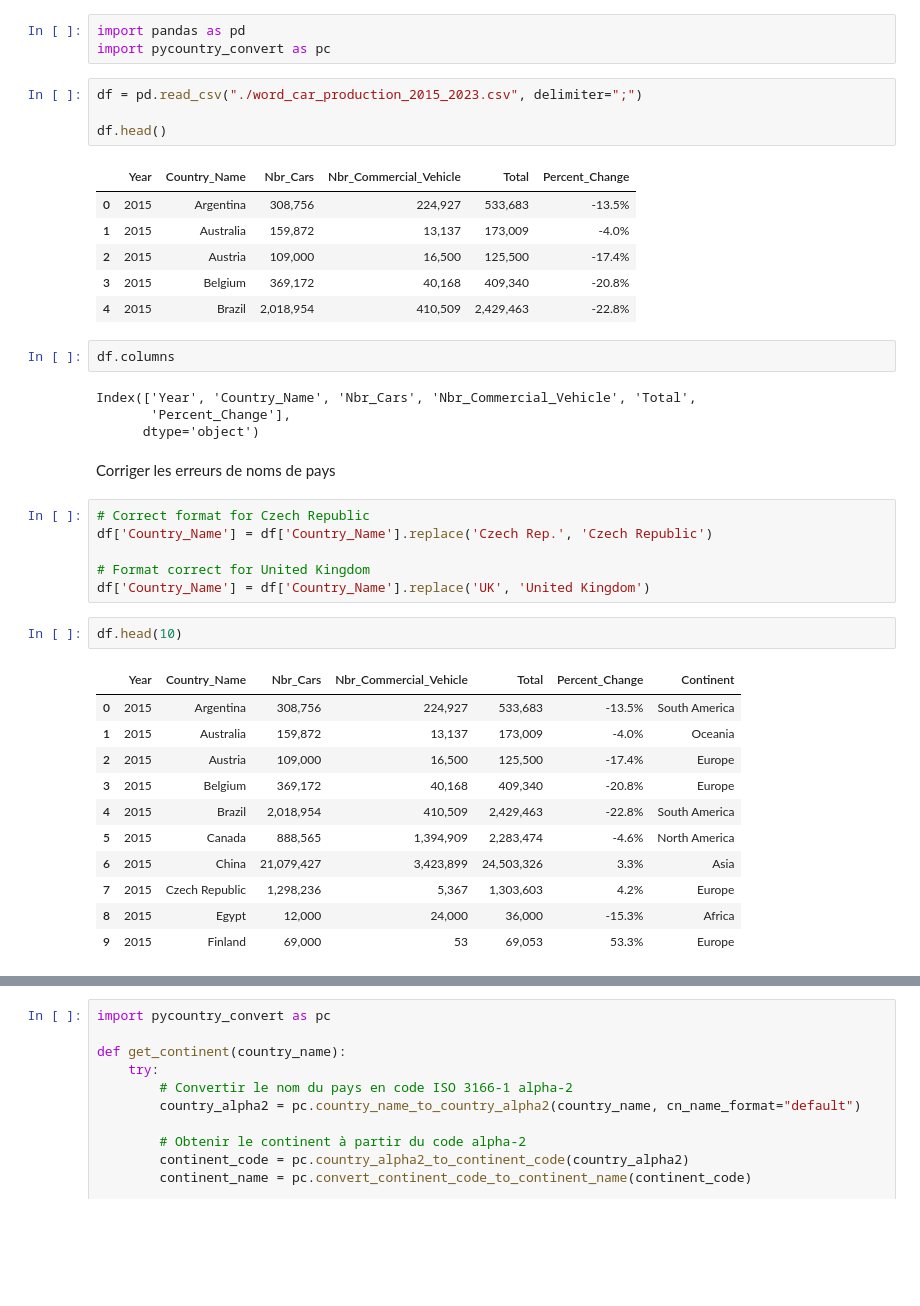
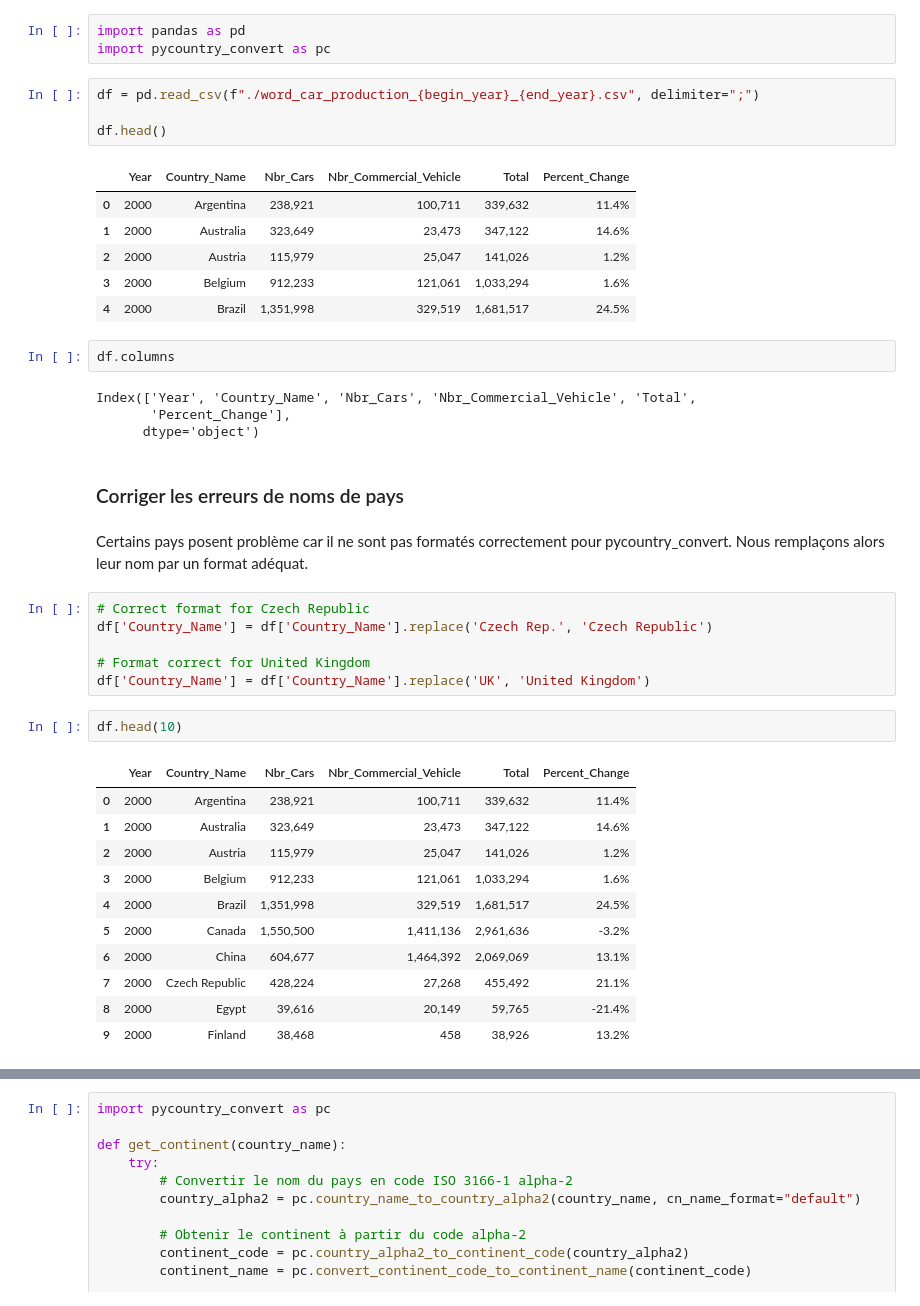
Before and after one commit to SEILERLuc/analyse_auto, a Jupyter notebook: cleaning.ipynb, the cells around one changed output, grey strips where cells are left out. Cells and saved outputs as stored; diff of their text form; blank space fills up the shorter version.

```diff
--- a/cleaning.ipynb
+++ b/cleaning.ipynb
@@ -183,16 +201,16 @@ Afin de réaliser notre storytelling, nous souhaitons faire une étude par pays,
 import pandas as pd
 import pycountry_convert as pc
 # %%
-df = pd.read_csv("./word_car_production_2015_2023.csv", delimiter=";")
+df = pd.read_csv(f"./word_car_production_{begin_year}_{end_year}.csv", delimiter=";")
 
 df.head()
 # %% [output]
 |  | Year | Country_Name | Nbr_Cars | Nbr_Commercial_Vehicle | Total | Percent_Change |
-| 0 | 2015 | Argentina | 308,756 | 224,927 | 533,683 | -13.5% |
-| 1 | 2015 | Australia | 159,872 | 13,137 | 173,009 | -4.0% |
-| 2 | 2015 | Austria | 109,000 | 16,500 | 125,500 | -17.4% |
-| 3 | 2015 | Belgium | 369,172 | 40,168 | 409,340 | -20.8% |
-| 4 | 2015 | Brazil | 2,018,954 | 410,509 | 2,429,463 | -22.8% |
+| 0 | 2000 | Argentina | 238,921 | 100,711 | 339,632 | 11.4% |
+| 1 | 2000 | Australia | 323,649 | 23,473 | 347,122 | 14.6% |
+| 2 | 2000 | Austria | 115,979 | 25,047 | 141,026 | 1.2% |
+| 3 | 2000 | Belgium | 912,233 | 121,061 | 1,033,294 | 1.6% |
+| 4 | 2000 | Brazil | 1,351,998 | 329,519 | 1,681,517 | 24.5% |
 # %%
 df.columns
 # %% [output]
@@ -200,7 +218,9 @@ Index(['Year', 'Country_Name', 'Nbr_Cars', 'Nbr_Commercial_Vehicle', 'Total',
        'Percent_Change'],
       dtype='object')
 # %% [markdown]
-Corriger les erreurs de noms de pays
+### Corriger les erreurs de noms de pays
+# %% [markdown]
+Certains pays posent problème car il ne sont pas formatés correctement pour pycountry_convert. Nous remplaçons alors leur nom par un format adéquat.
 # %%
 # Correct format for Czech Republic
 df['Country_Name'] = df['Country_Name'].replace('Czech Rep.', 'Czech Republic')
@@ -210,16 +230,16 @@ df['Country_Name'] = df['Country_Name'].replace('UK', 'United Kingdom')
 # %%
 df.head(10)
 # %% [output]
-|  | Year | Country_Name | Nbr_Cars | Nbr_Commercial_Vehicle | Total | Percent_Change | Continent |
-| 0 | 2015 | Argentina | 308,756 | 224,927 | 533,683 | -13.5% | South America |
-| 1 | 2015 | Australia | 159,872 | 13,137 | 173,009 | -4.0% | Oceania |
-| 2 | 2015 | Austria | 109,000 | 16,500 | 125,500 | -17.4% | Europe |
-| 3 | 2015 | Belgium | 369,172 | 40,168 | 409,340 | -20.8% | Europe |
-| 4 | 2015 | Brazil | 2,018,954 | 410,509 | 2,429,463 | -22.8% | South America |
-| 5 | 2015 | Canada | 888,565 | 1,394,909 | 2,283,474 | -4.6% | North America |
-| 6 | 2015 | China | 21,079,427 | 3,423,899 | 24,503,326 | 3.3% | Asia |
-| 7 | 2015 | Czech Republic | 1,298,236 | 5,367 | 1,303,603 | 4.2% | Europe |
-| 8 | 2015 | Egypt | 12,000 | 24,000 | 36,000 | -15.3% | Africa |
-| 9 | 2015 | Finland | 69,000 | 53 | 69,053 | 53.3% | Europe |
+|  | Year | Country_Name | Nbr_Cars | Nbr_Commercial_Vehicle | Total | Percent_Change |
+| 0 | 2000 | Argentina | 238,921 | 100,711 | 339,632 | 11.4% |
+| 1 | 2000 | Australia | 323,649 | 23,473 | 347,122 | 14.6% |
+| 2 | 2000 | Austria | 115,979 | 25,047 | 141,026 | 1.2% |
+| 3 | 2000 | Belgium | 912,233 | 121,061 | 1,033,294 | 1.6% |
+| 4 | 2000 | Brazil | 1,351,998 | 329,519 | 1,681,517 | 24.5% |
+| 5 | 2000 | Canada | 1,550,500 | 1,411,136 | 2,961,636 | -3.2% |
+| 6 | 2000 | China | 604,677 | 1,464,392 | 2,069,069 | 13.1% |
+| 7 | 2000 | Czech Republic | 428,224 | 27,268 | 455,492 | 21.1% |
+| 8 | 2000 | Egypt | 39,616 | 20,149 | 59,765 | -21.4% |
+| 9 | 2000 | Finland | 38,468 | 458 | 38,926 | 13.2% |
 # %%
 def get_continent_code(row):
```
Also changed, not shown: parts of 26 cells of this notebook, 1 other file.
